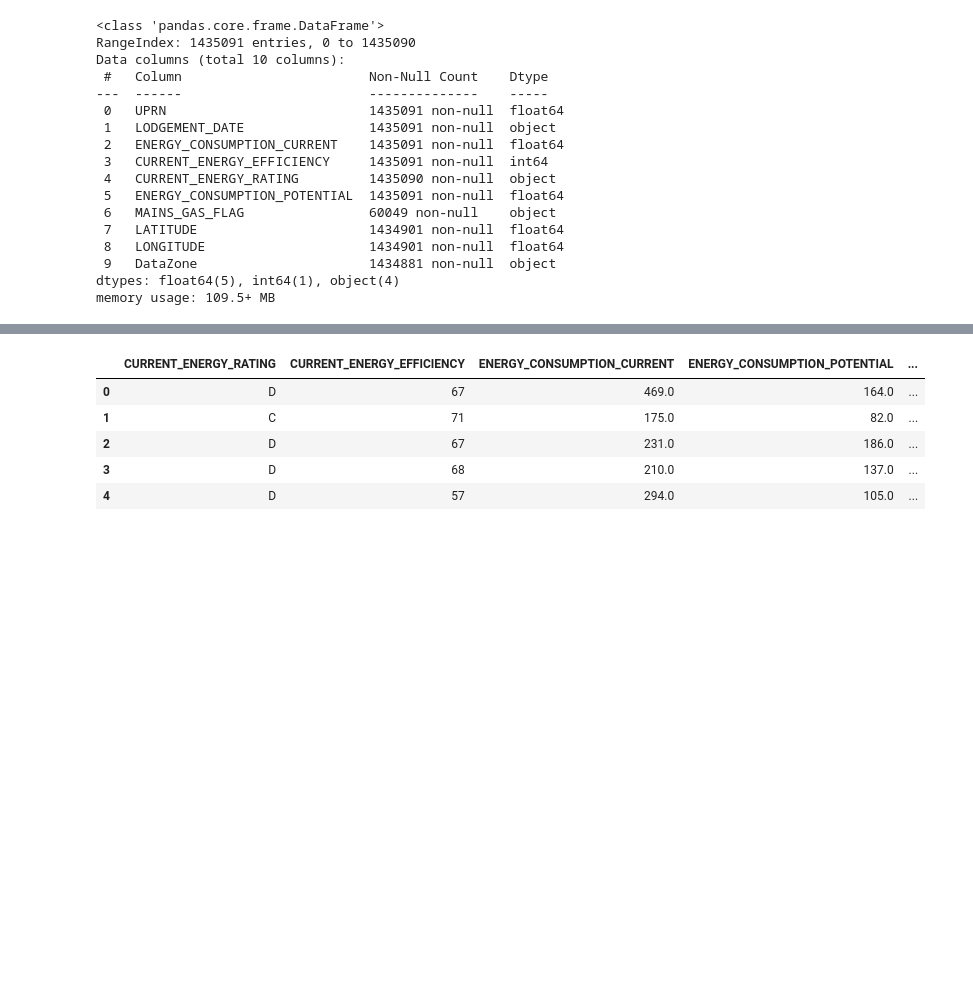
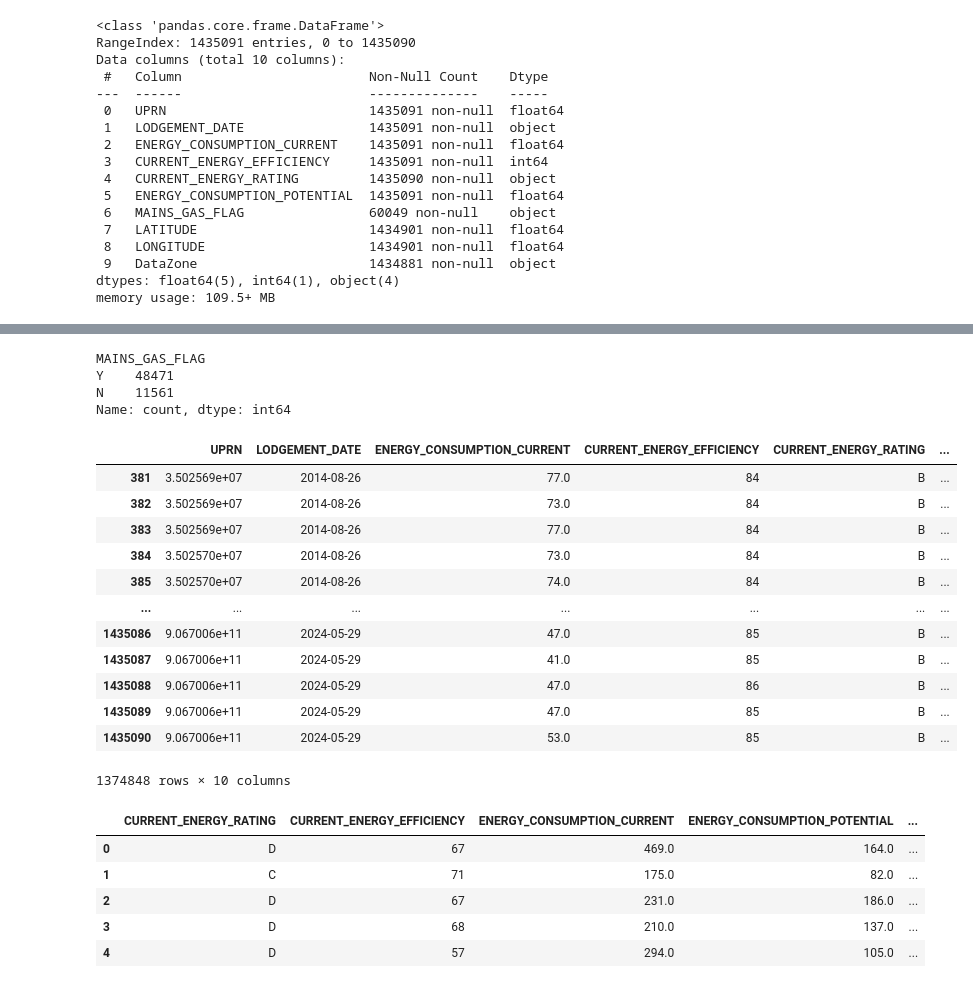
Before and after one commit to lenkahas/Mapping-The-Geographies-Of-Energy-Consumption-In-Britain, a Jupyter notebook: SCRIPTS/EPC_processing/05_mung_scottish_EPC.ipynb, the cells around one changed output, grey strips where cells are left out. Cells and saved outputs as stored; diff of their text form; code cells hidden in the pictures; blank space fills up the shorter version.

```diff
--- a/SCRIPTS/EPC_processing/05_mung_scottish_EPC.ipynb
+++ b/SCRIPTS/EPC_processing/05_mung_scottish_EPC.ipynb
@@ -77,3 +98,26 @@ ener = essen_clean(ener)
+# %%
+ener['MAINS_GAS_FLAG'].value_counts()
+# %% [output]
+MAINS_GAS_FLAG
+Y    48471
+N    11561
+Name: count, dtype: int64
+# %%
+ener[ener['MAINS_GAS_FLAG'].isna()]
+# %% [output]
+|  | UPRN | LODGEMENT_DATE | ENERGY_CONSUMPTION_CURRENT | CURRENT_ENERGY_EFFICIENCY | CURRENT_ENERGY_RATING | ... |
+| 381 | 3.502569e+07 | 2014-08-26 | 77.0 | 84 | B | ... |
+| 382 | 3.502569e+07 | 2014-08-26 | 73.0 | 84 | B | ... |
+| 383 | 3.502569e+07 | 2014-08-26 | 77.0 | 84 | B | ... |
+| 384 | 3.502570e+07 | 2014-08-26 | 73.0 | 84 | B | ... |
+| 385 | 3.502570e+07 | 2014-08-26 | 74.0 | 84 | B | ... |
+| ... | ... | ... | ... | ... | ... | ... |
+| 1435086 | 9.067006e+11 | 2024-05-29 | 47.0 | 85 | B | ... |
+| 1435087 | 9.067006e+11 | 2024-05-29 | 41.0 | 85 | B | ... |
+| 1435088 | 9.067006e+11 | 2024-05-29 | 47.0 | 86 | B | ... |
+| 1435089 | 9.067006e+11 | 2024-05-29 | 47.0 | 85 | B | ... |
+| 1435090 | 9.067006e+11 | 2024-05-29 | 53.0 | 85 | B | ... |
+1374848 rows × 10 columns
 # %%
 # adjust the energy related variables
 ener = ener.loc[:,['CURRENT_ENERGY_RATING', 'CURRENT_ENERGY_EFFICIENCY','ENERGY_CONSUMPTION_CURRENT', 'ENERGY_CONSUMPTION_POTENTIAL', 'MAINS_GAS_FLAG','DataZone']]
```
Also changed, not shown: parts of 13 cells of this notebook, 11 other files.
